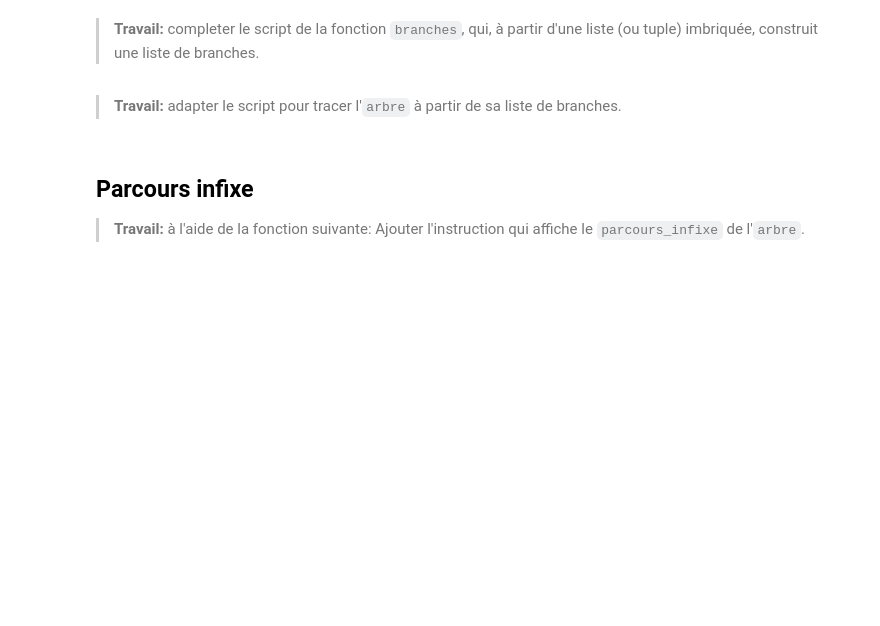
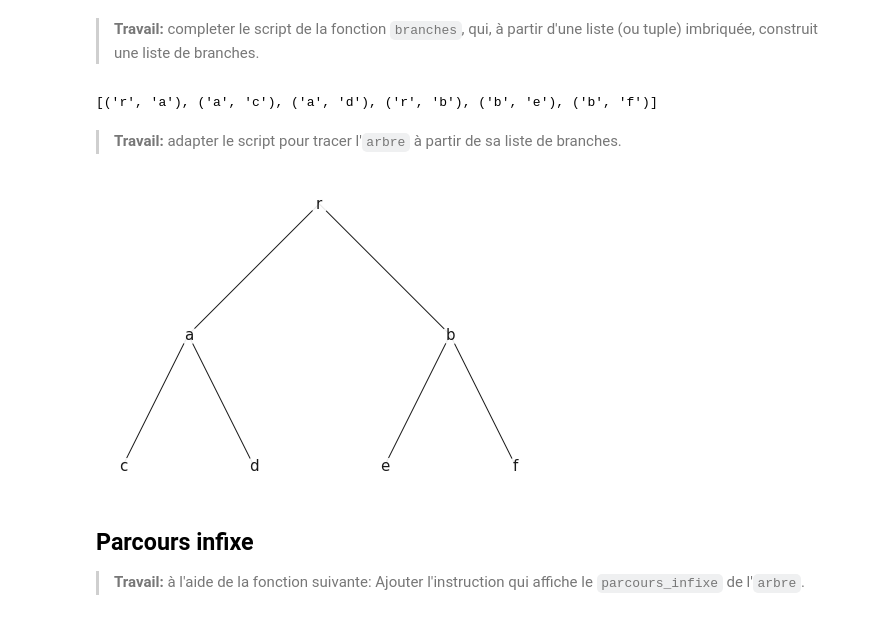
Before and after one commit to tix06/hugo5, a Jupyter notebook: public/pdf/NSI/sd5_notebook.ipynb, the cells around one changed output. Saved outputs shown, nothing was run; the diff lists cells and outputs as text; code cells hidden in the pictures; blank space fills up the shorter version.

````diff
--- a/public/pdf/NSI/sd5_notebook.ipynb
+++ b/public/pdf/NSI/sd5_notebook.ipynb
@@ -5,6 +5,8 @@ L'arbre suivant est représenté par une liste imbriquée (ou plutôt un tuple i
 ```arbre = ('r',('a',('c',None,None),('d',None,None)),('b',('e',None,None),('f',None,None)))```
 
 > **Questions:** aidez vous de la cellule suivante pour explorer cette structure de données: A quoi correspondent `arbre[0]`, `arbre[1][0]`, `arbre[1][1]`?
+# %%
+arbre = ('r',('a',('c',None,None),('d',None,None)),('b',('e',None,None),('f',None,None)))
 # %% [markdown]
 ## Dessiner l'arbre
 La librairie chargée contient la fonction `hierarchy_pos` pour la représentation graphique de cet arbre.
@@ -48,25 +52,30 @@ def branches(a, L=[]):
             L.append((a[0],a[1][0]))
             branches(a[1],L)
         if not a[2] is None:
-            # à completer
+            L.append((a[0],a[2][0]))
+            branches(a[2],L)
 
     return L
 # %%
 branches(arbre,[])
+# %% [output]
+[('r', 'a'), ('a', 'c'), ('a', 'd'), ('r', 'b'), ('b', 'e'), ('b', 'f')]
 # %% [markdown]
 > **Travail:** adapter le script pour tracer l'`arbre` à partir de sa liste de branches.
 # %%
 G=nx.Graph()
 G.root = 0
 
-L = # à completer
-racine = # à completer
+L = branches(arbre,[])
+racine = 'r'
 G.add_edges_from(L)
 pos3 = hierarchy_pos(G,racine)
 
 nx.draw(G, pos=pos3, with_labels=True, font_size=15, font_family='sans-serif', node_color='white',alpha=0.9)
 
 plt.show()
+# %% [output]
+[figure, added]
 # %% [markdown]
 ## Parcours infixe
 > **Travail:** à l'aide de la fonction suivante: Ajouter l'instruction qui affiche le `parcours_infixe` de l'`arbre`.
````
Also changed, not shown: parts of 5 cells of this notebook, 28 other files.
